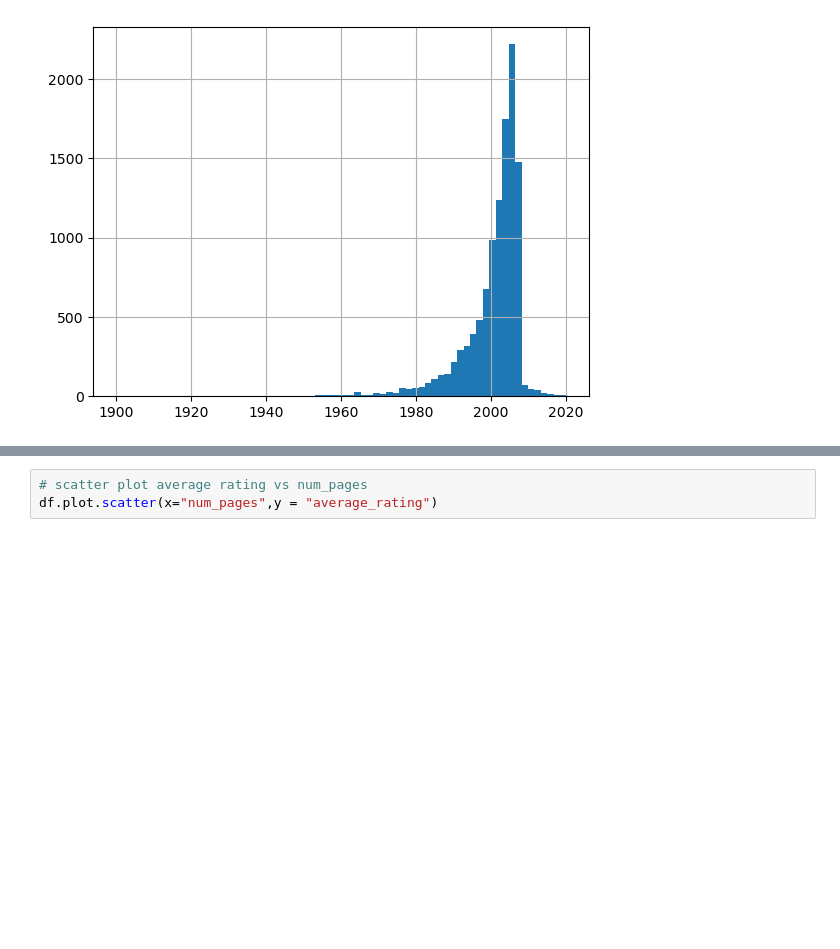
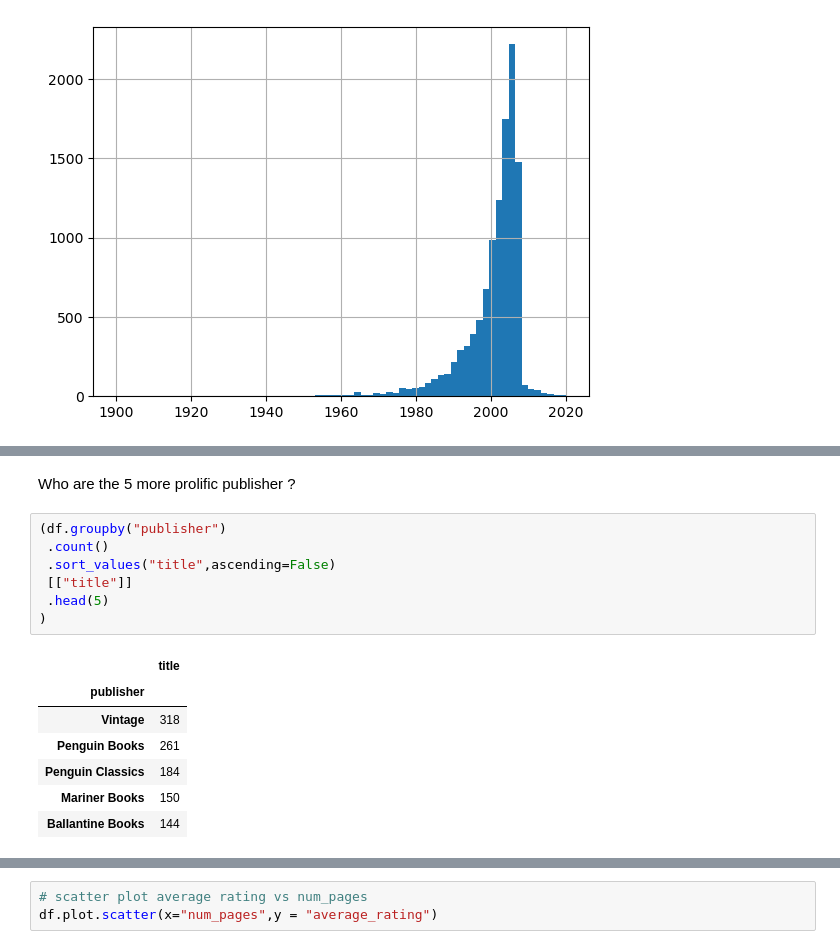
Before and after one commit to phenixMaster/books_rating_project_python_main, a Jupyter notebook: Python_labs_project.ipynb, the cells around one changed output, grey strips where cells are left out. Saved outputs shown, nothing was run; the diff lists cells and outputs as text; blank space fills up the shorter version.

```diff
--- a/Python_labs_project.ipynb
+++ b/Python_labs_project.ipynb
@@ -359,0 +360,17 @@ publication date distribution is unimodal and left skewed. At least 50% of books
+# %% [markdown]
+Who are the 5 more prolific publisher ?
+# %%
+(df.groupby("publisher")
+ .count()
+ .sort_values("title",ascending=False)
+ [["title"]]
+ .head(5)
+)
+# %% [output]
+|  | title |
+| publisher |  |
+| Vintage | 318 |
+| Penguin Books | 261 |
+| Penguin Classics | 184 |
+| Mariner Books | 150 |
+| Ballantine Books | 144 |
```
Also changed, not shown: parts of 99 cells of this notebook, 1 other file.
